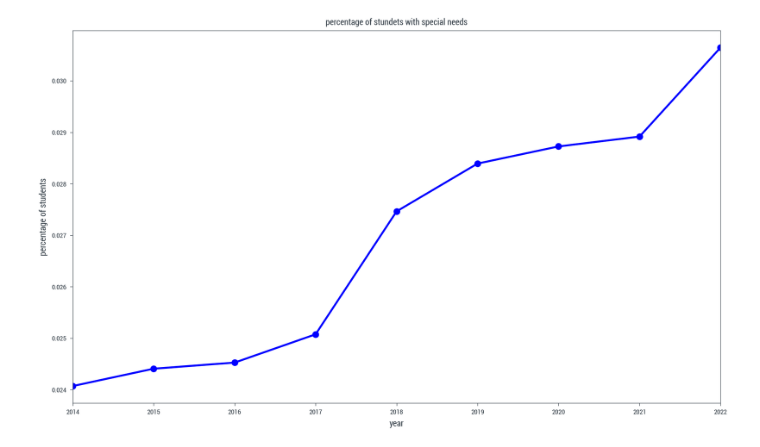
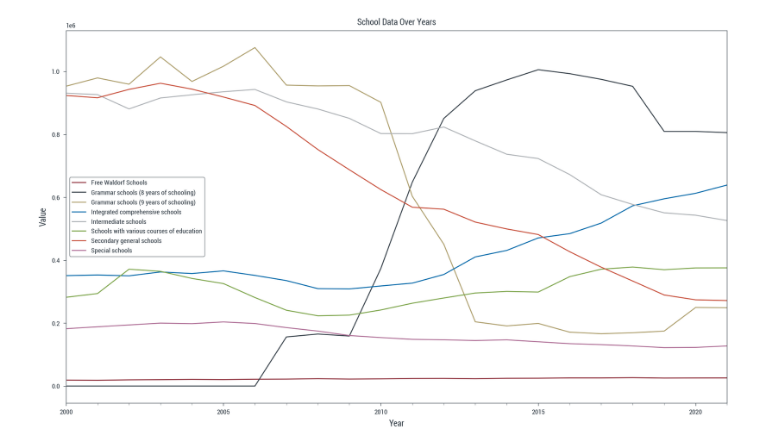
Before and after one commit to KarylReyne/DataLiteracyWS23, a Jupyter notebook: exp/JS-004-Students_With_Special_Edu_Support_No_Gender.ipynb, the cells around one changed output. Drawn from its saved outputs; the diff is of its cells as text; code cells hidden in the pictures.

```diff
--- a/exp/JS-004-Students_With_Special_Edu_Support_No_Gender.ipynb
+++ b/exp/JS-004-Students_With_Special_Edu_Support_No_Gender.ipynb
@@ -32,13 +47,15 @@ ValueError: Unknown dataset # special educaitonal needs no gender
 # %%
 import pandas as pd
 import matplotlib.pyplot as plt
 
+fig, ax = plt.subplots(figsize=(10, 6))
+for school in special_edu_support.index.get_level_values(1).unique():
+    special_edu_support.xs(school, level='school')['Value'].plot(ax=ax, label=school)
 
-plt.figure(figsize=(10, 6))
-merged_df['relative'].plot(kind='line', marker='o', color='blue', linewidth=2)
-plt.title('percentage of stundets with special needs')
-plt.xlabel('year')
-plt.ylabel('percentage of students')
+plt.title('School Data Over Years')
+plt.xlabel('Year')
+plt.ylabel('Value')
+plt.legend()
 plt.show()
 # %% [output]
-[figure, old version]
+[figure, new version]
```
Also changed, not shown: parts of 2 cells of this notebook, 4 other files.
